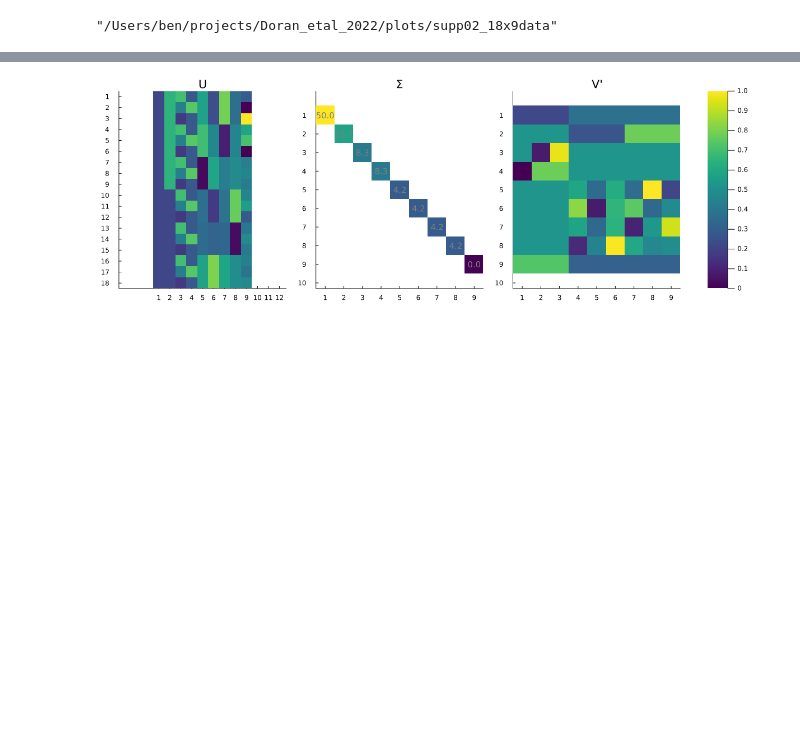
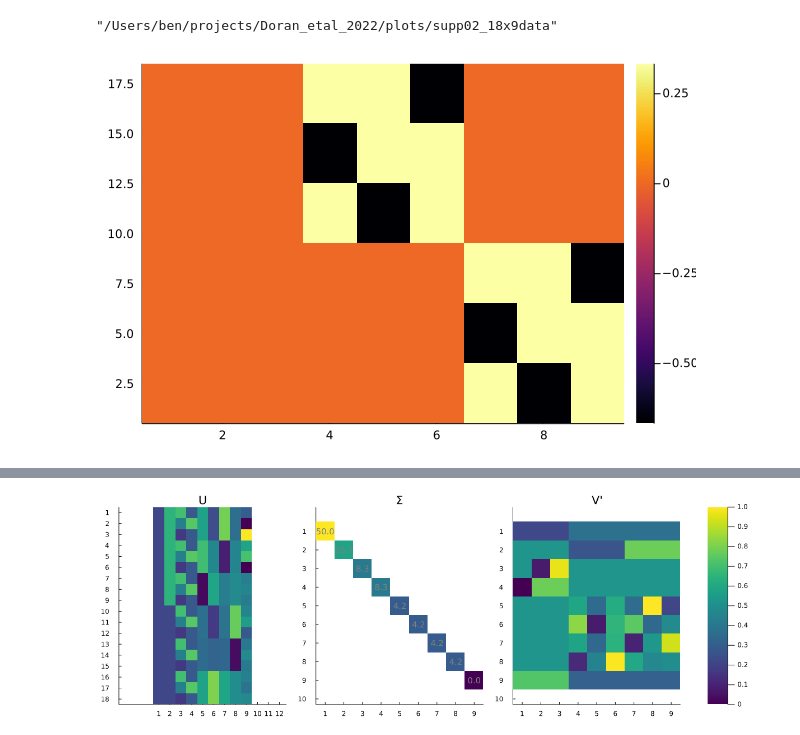
Before and after one commit to aramanlab/Doran_etal_2022, a Jupyter notebook: notebooks/reports/supp02_18x9_homoplasy.ipynb, the cells around one changed output, grey strips where cells are left out. Saved outputs shown, nothing was run; the diff lists cells and outputs as text; code cells hidden in the pictures; blank space fills up the shorter version.

```diff
--- a/notebooks/reports/supp02_18x9_homoplasy.ipynb
+++ b/notebooks/reports/supp02_18x9_homoplasy.ipynb
@@ -37,3 +38,7 @@ M = Float64.([
 ]);
 # %%
 usv = svd(M);
+# %%
+heatmap(projectout(usv, 5:8))
+# %% [output]
+[figure, added]
```
Also changed, not shown: parts of 3 cells of this notebook.
